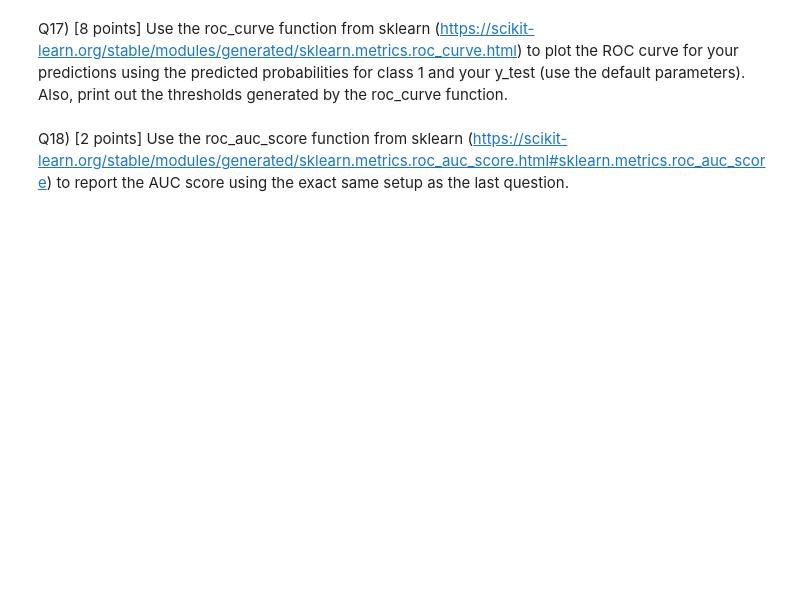
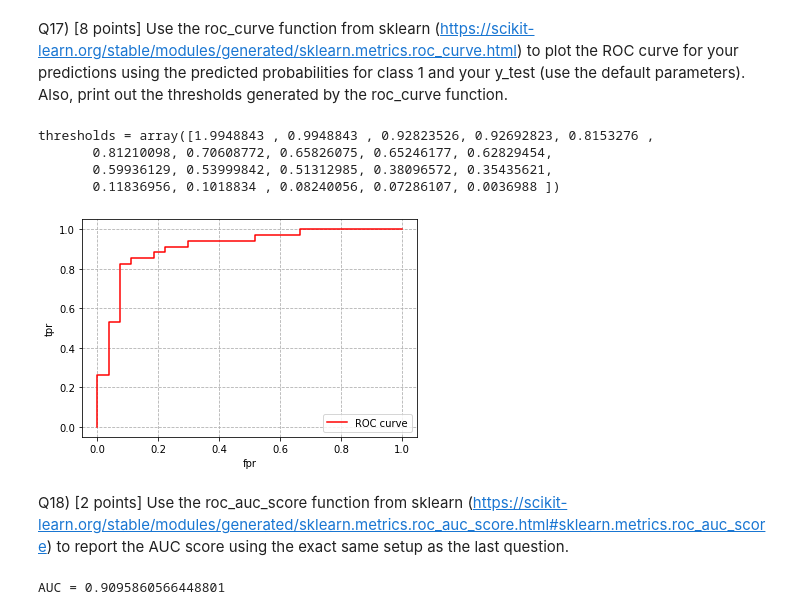
Before and after one commit to lostflux/machine-learning, a Jupyter notebook: HW3/HW3.ipynb, the cells around one changed output. Saved outputs shown, nothing was run; the diff lists cells and outputs as text; code cells hidden in the pictures; blank space fills up the shorter version.

```diff
--- a/HW3/HW3.ipynb
+++ b/HW3/HW3.ipynb
@@ -322,0 +373,13 @@ from sklearn.model_selection import train_test_split
+# %%
+from sklearn.linear_model import LogisticRegression
+from sklearn.model_selection import train_test_split
+
+X_train, X_test, y_train, y_test = train_test_split(x, y, test_size=0.2, random_state=0)
+print("X train")
+print(X_train.head())
+print("y train")
+print(y_train.head())
+print("x test")
+print(X_test.head())
+print("y test")
+print(y_test.head())
@@ -326,0 +406,3 @@ Q14) [5 points] Use sklearn to fit a logistic regression model on your training
+# %%
+model = LogisticRegression(max_iter=10000)
+model.fit(X_train, y_train)
@@ -330,0 +413,5 @@ Q15) [5 points] Use the .predict_proba function of the logistic regression model
+# %%
+predictions = model.predict_proba(X_test)
+# print(type(predictions))
+# print(predictions.shape)
+print(predictions)
@@ -334,0 +438,3 @@ Q16) [2 points] Filter the predicted probabilties from the last question to an a
+# %%
+predictions = predictions[:, 1]
+print(predictions)
@@ -339,2 +455,20 @@ Q17) [8 points] Use the roc_curve function from sklearn (https://scikit-learn.or
+# %%
+from sklearn.metrics import roc_curve
+
+fpr, tpr, thresholds = roc_curve(y_test, predictions)
+print(f"{thresholds = }")
+
+plt.plot(fpr, tpr, color='red', label='ROC curve')
+plt.grid(linestyle="--")
+plt.xlabel('fpr')
+plt.ylabel('tpr')
+plt.legend(loc="lower right")
+plt.show()
+# %% [output]
+thresholds = array([1.9948843 , 0.9948843 , 0.92823526, 0.92692823, 0.8153276 ,
+       0.81210098, 0.70608772, 0.65826075, 0.65246177, 0.62829454,
+       0.59936129, 0.53999842, 0.51312985, 0.38096572, 0.35435621,
+       0.11836956, 0.1018834 , 0.08240056, 0.07286107, 0.0036988 ])
+[figure, added]
 # %% [markdown]
 Q18) [2 points] Use the roc_auc_score function from sklearn (https://scikit-learn.org/stable/modules/generated/sklearn.metrics.roc_auc_score.html#sklearn.metrics.roc_auc_score) to report the AUC score using the exact same setup as the last question.
@@ -342,0 +475,7 @@ Q18) [2 points] Use the roc_auc_score function from sklearn (https://scikit-lear
+# %%
+from sklearn.metrics import roc_auc_score
+
+AUC = roc_auc_score(y_test, predictions)
+print(f"{AUC = }")
+# %% [output]
+AUC = 0.9095860566448801
```
Also changed, not shown: parts of 19 cells of this notebook, 4 other files.
